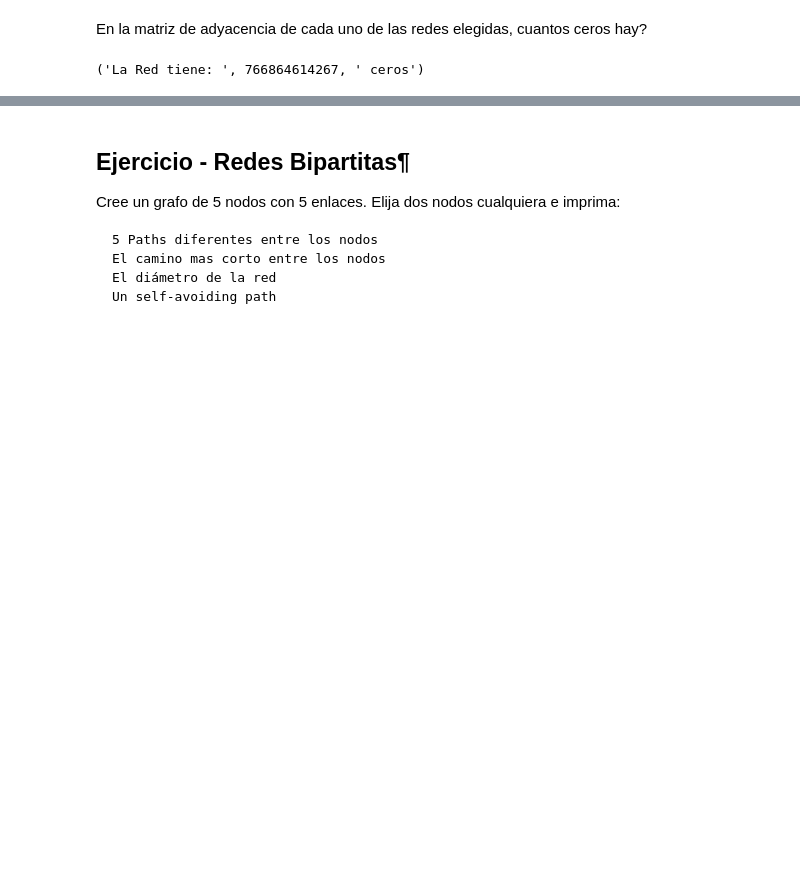
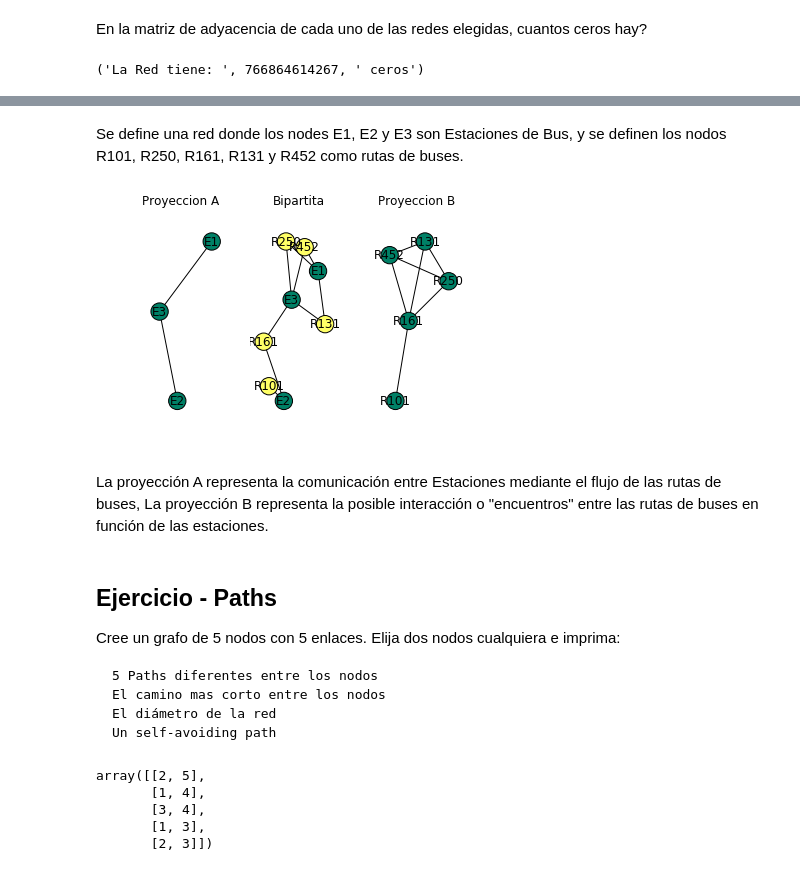
Before and after one commit to spulido99/NetworksAnalysis, a Jupyter notebook: alejogm0520/Ejercicios 1.1.ipynb, the cells around one changed output, grey strips where cells are left out. Saved outputs shown, nothing was run; the diff lists cells and outputs as text; code cells hidden in the pictures; blank space fills up the shorter version.

```diff
--- a/alejogm0520/Ejercicios 1.1.ipynb
+++ b/alejogm0520/Ejercicios 1.1.ipynb
@@ -268,5 +272,43 @@ del Net, n, posibles, ANet, nzeros
+# %% [markdown]
+Se define una red donde los nodes E1, E2 y E3 son Estaciones de Bus, y se definen los nodos R101, R250, R161, R131 y R452 como rutas de buses.
+# %%
+B = nx.Graph()
+B.add_nodes_from(['E1','E2', 'E3'], bipartite=0)
+B.add_nodes_from(['R250', 'R161', 'R131', 'R452','R101'], bipartite=1)
+B.add_edges_from([('E1', 'R250'), ('E1', 'R452'), ('E3', 'R250'), ('E3', 'R131'), ('E3', 'R161'), ('E3', 'R452'), ('E2', 'R161'), ('E2', 'R101'),('E1', 'R131')])
+B1=nx.algorithms.bipartite.projected_graph(B, ['E1','E2', 'E3'])
+B2=nx.algorithms.bipartite.projected_graph(B,['R250', 'R161', 'R131', 'R452'])
+# %%
+value =np.zeros(len(B.nodes()))
+i = 0
+for node in B.nodes():
+    if  any(node == a for a in B1.nodes()):
+        value[i] = 0.25
+    if  any(node == a for a in B2.nodes()):
+        value[i] = 0.75
+    i += 1
+
+
+fig, ax = plt.subplots(1, 3, num=1)
+plt.sca(ax[1])
+ax[1].set_title('Bipartita')
+nx.draw(B,  with_labels = True, cmap=plt.get_cmap('summer'), node_color=value)
+plt.sca(ax[0])
+ax[0].set_title('Proyeccion A')
+nx.draw(B1,  with_labels = True, cmap=plt.get_cmap('summer'), node_color=np.ones(len(B1.nodes()))*0.25)
+plt.sca(ax[2])
+nx.draw(B2,  with_labels = True, cmap=plt.get_cmap('summer'), node_color=0.75*np.ones(len(B2.nodes())))
+ax[2].set_title('Proyeccion B')
+
+plt.show()
+# %% [output]
+[figure, added]
+# %% [markdown]
+La proyección A representa la comunicación entre Estaciones mediante el flujo de las rutas de buses, La proyección B representa la posible interacción o "encuentros" entre las rutas de buses en función de las estaciones.
 # %% [markdown]
-## Ejercicio - Redes Bipartitas¶
+
+## Ejercicio - Paths
+
 Cree un grafo de 5 nodos con 5 enlaces. Elija dos nodos cualquiera e imprima:
 
     5 Paths diferentes entre los nodos
@@ -275,0 +326,8 @@ Cree un grafo de 5 nodos con 5 enlaces. Elija dos nodos cualquiera e imprima:
+# %%
+Edges
+# %% [output]
+array([[2, 5],
+       [1, 4],
+       [3, 4],
+       [1, 3],
+       [2, 3]])
```
Also changed, not shown: parts of 16 cells of this notebook.
